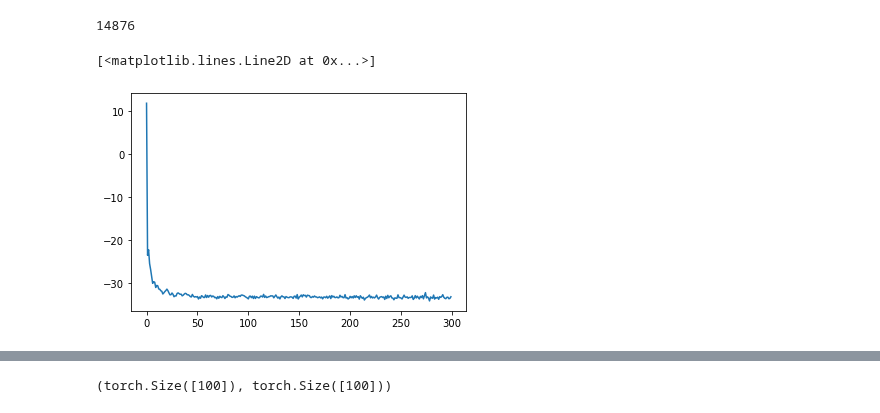
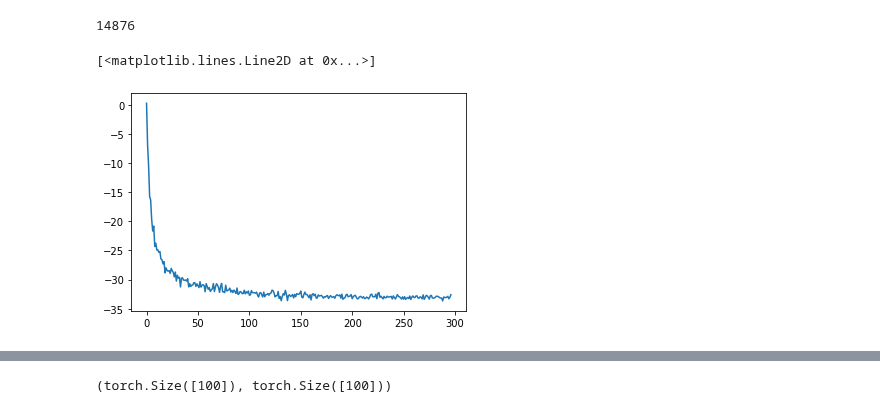
Before and after one commit to franciscovargas/ControlledFollmerDrift, a Jupyter notebook: notebooks/NonLinearRegressionExample.ipynb, the cells around one changed output, grey strips where cells are left out. Saved outputs shown, nothing was run; the diff lists cells and outputs as text; code cells hidden in the pictures.

```diff
--- a/notebooks/NonLinearRegressionExample.ipynb
+++ b/notebooks/NonLinearRegressionExample.ipynb
@@ -272,3 +182,41 @@ def basic_batched_trainer(
+# %%
+class SimpleForwardNetBN_larger(torch.nn.Module):
+
+    def __init__(self, input_dim=1, width=20, activation=torch.nn.ReLU):
+        super(SimpleForwardNetBN_larger, self).__init__()
+
+        self.nn = torch.nn.Sequential(
+            torch.nn.Linear(input_dim + 1, width), torch.nn.BatchNorm1d(width, affine=False), activation(),
+            torch.nn.Linear(width, width), torch.nn.BatchNorm1d(width, affine=False), activation(),
+            torch.nn.Linear(width, width), torch.nn.BatchNorm1d(width, affine=False), activation(),
+            torch.nn.Linear(width, width), torch.nn.BatchNorm1d(width, affine=False), activation(),
+            torch.nn.Linear(width, input_dim )
+        )
+
+        self.nn[-1].weight.data.fill_(0.0)
+
+
+    def forward(self, x):
+        return self.nn(x)
+
+# class SimpleForwardNetBN_larger(torch.nn.Module):
+
+#     def __init__(self, input_dim=1, width=20, activation=torch.nn.ReLU):
+#         super(SimpleForwardNetBN_larger, self).__init__()
+
+#         self.nn = torch.nn.Sequential(
+#             torch.nn.Linear(input_dim + 1, width) , activation(),
+#             torch.nn.Linear(width, width), activation(),
+#             torch.nn.Linear(width, width), activation(),
+#             torch.nn.Linear(width, width), activation(),
+#             torch.nn.Linear(width, input_dim )
+#         )
+
+#         self.nn[-1].weight.data.fill_(0.0)
+
+
+#     def forward(self, x):
+#         return self.nn(x)
 # %%
 γ = 0.1
 Δt = 0.01
@@ -276,13 +224,14 @@ def basic_batched_trainer(
 import gc
 gc.collect()
 torch.cuda.empty_cache()
-
+# SimpleForwardNet
 # γ = 1
 # Δt = 0.05 - \sigma_w = 10-6
 sde, losses = basic_batched_trainer(
     γ, Δt, ln_prior, log_likelihood_vmap, net.dim, X_train, y_train,
     method="euler", stl=True, adjoint=False, optimizer=None,
     num_steps=300, batch_size_data=20, batch_size_Θ=30,
-    batchnorm=True, device=device, lr=0.007, drift = SimpleForwardNet, net = None
+    batchnorm=True, device=device, lr=0.007, drift = SimpleForwardNetBN_larger, net = None, schedule="linear",
+    γ_min=0.001, γ_max=0.4
 )
 # %% [output]
@@ -356,10 +262,10 @@ net.dim
 # %% [output]
 14876
 # %%
-plt.plot(losses[:])
+plt.plot(losses[3:])
 # %% [output]
 [<matplotlib.lines.Line2D at 0x...>]
-[figure, old version]
+[figure, new version]
 # %%
 gc.collect()
 torch.cuda.empty_cache()
```
Also changed, not shown: parts of 7 cells of this notebook, 3 other files.
